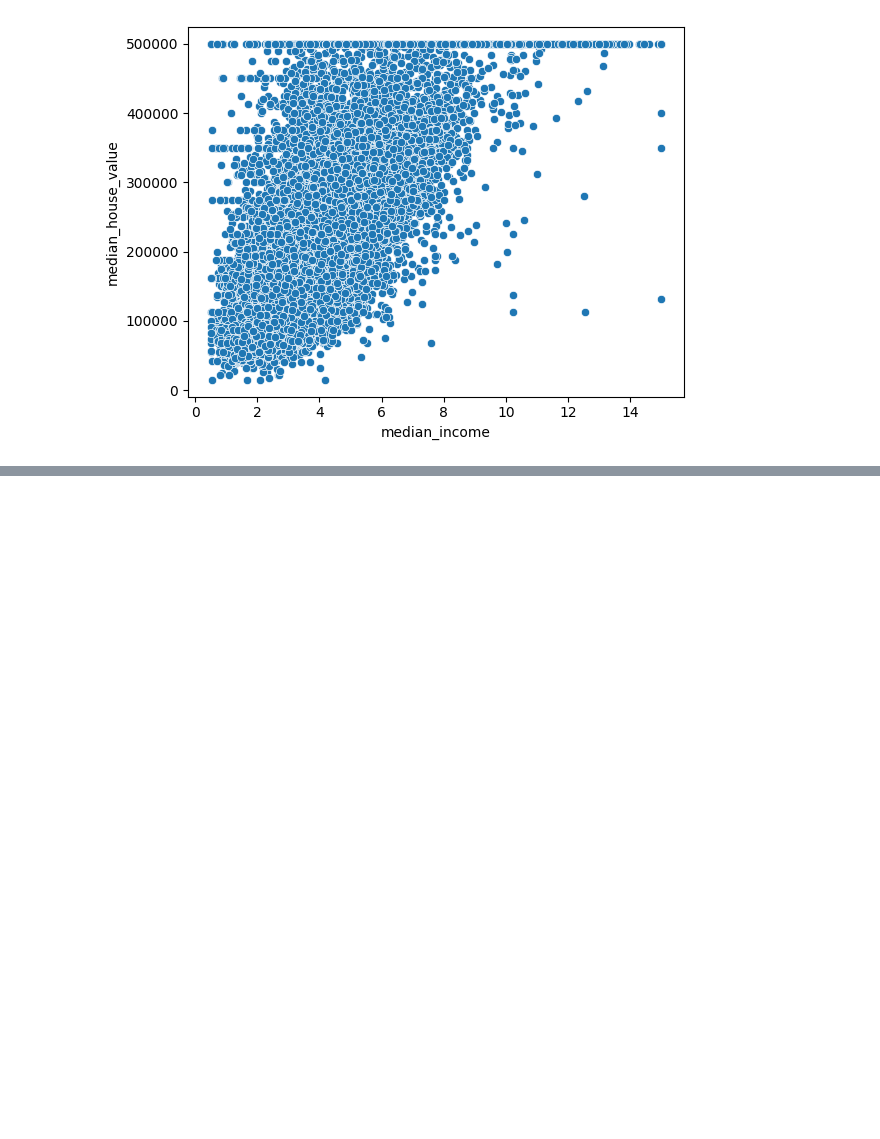
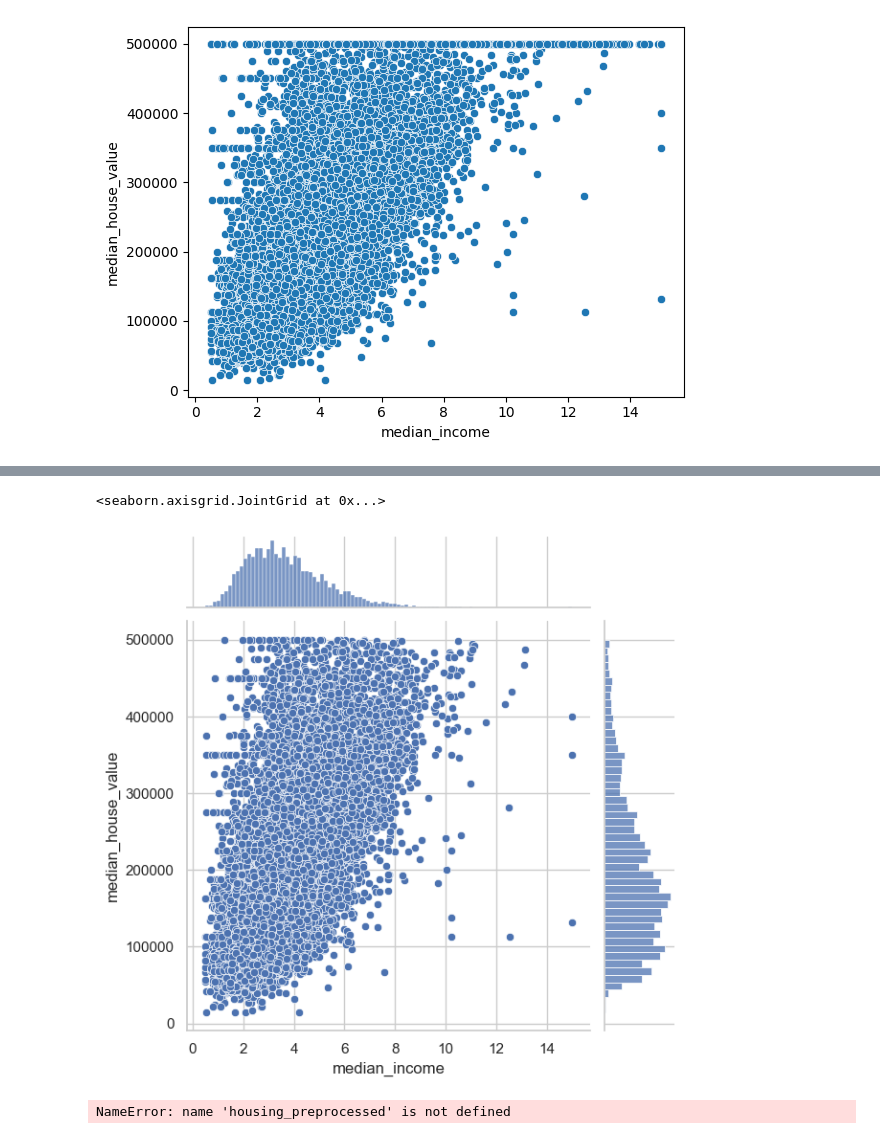
Before and after one commit to Tokoka2024/Lab-CSCN8010, a Jupyter notebook: house_price_predictor.ipynb, the cells around one changed output, grey strips where cells are left out. Drawn from its saved outputs; the diff is of its cells as text; code cells hidden in the pictures; blank space fills up the shorter version.

```diff
--- a/house_price_predictor.ipynb
+++ b/house_price_predictor.ipynb
@@ -35,0 +34,2 @@ sns.scatterplot(x="median_income", y='median_house_value', data=housing)
+# %%
+housing_preprocessed = housing[housing.median_house_value != 500001]
@@ -35,0 +40,12 @@ sns.scatterplot(x="median_income", y='median_house_value', data=housing)
+# %%
+sns.set(style="whitegrid", color_codes=True)
+sns.jointplot(x="median_income", y="median_house_value", data=housing_preprocessed)
+# %% [output]
+<seaborn.axisgrid.JointGrid at 0x...>
+[figure, added]
+# %%
+train_size = int(len(housing_preprocessed) * 0.8)
+train = housing_preprocessed[:train_size]
+test = housing_preprocessed[train_size:]
+# %% [output]
+NameError: name 'housing_preprocessed' is not defined
```
Also changed, not shown: parts of 17 cells of this notebook, 1 other file.
